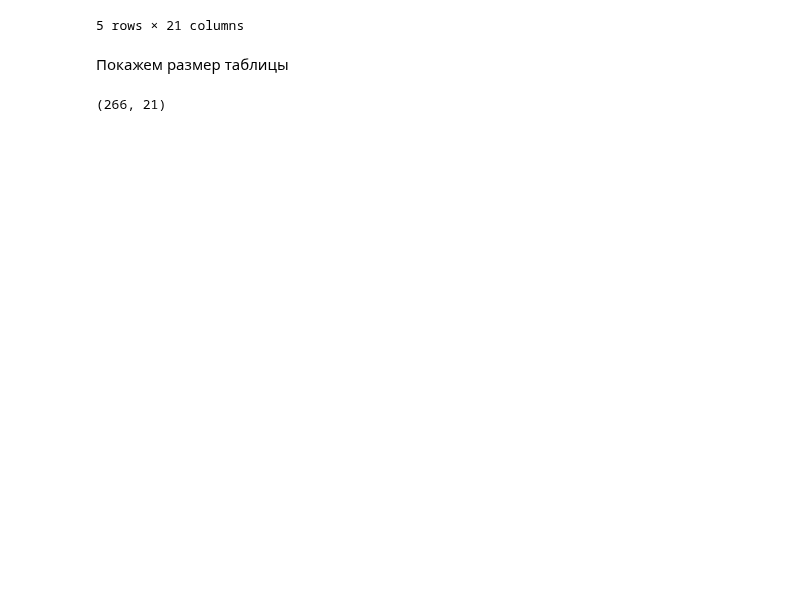
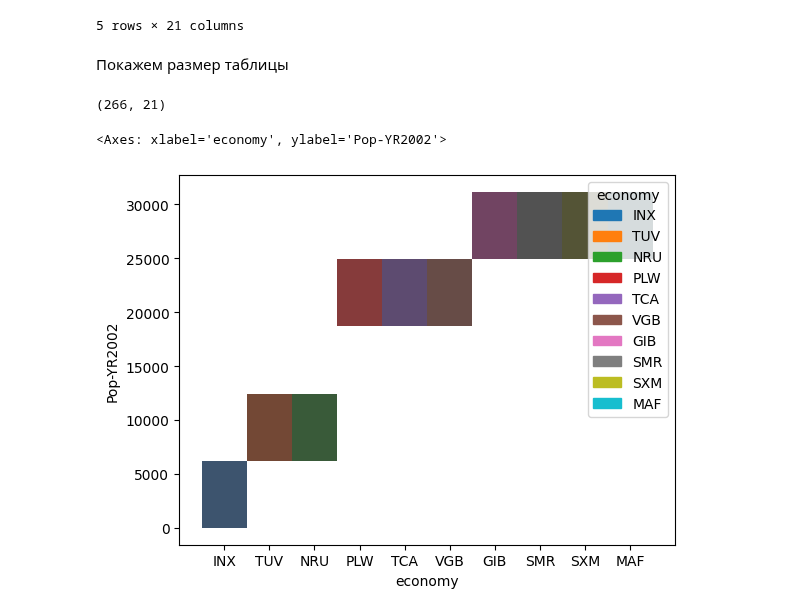
Before and after one commit to Evgeniy-Pavlov/python_education_prof, a Jupyter notebook: homework_08/homework.ipynb, the cells around one changed output. Cells and saved outputs as stored; diff of their text form; code cells hidden in the pictures; blank space fills up the shorter version.

```diff
--- a/homework_08/homework.ipynb
+++ b/homework_08/homework.ipynb
@@ -52,0 +56,5 @@ data.shape
+# %%
+sns.histplot(data=data.sort_values(by='Pop-YR2002')[:10:], x='economy', y='Pop-YR2002', hue='economy')
+# %% [output]
+<Axes: xlabel='economy', ylabel='Pop-YR2002'>
+[figure, added]
```
Also changed, not shown: parts of 12 cells of this notebook.
